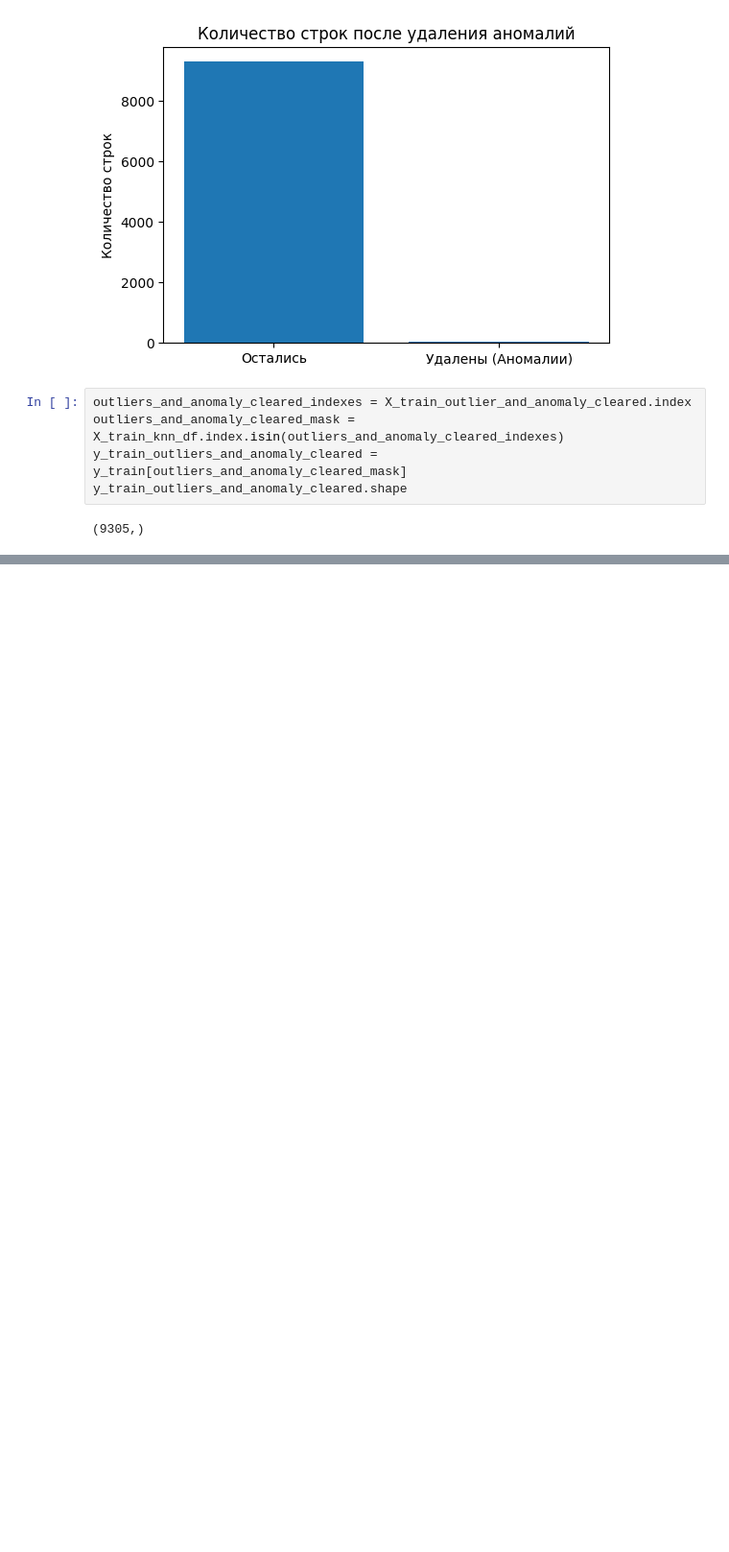
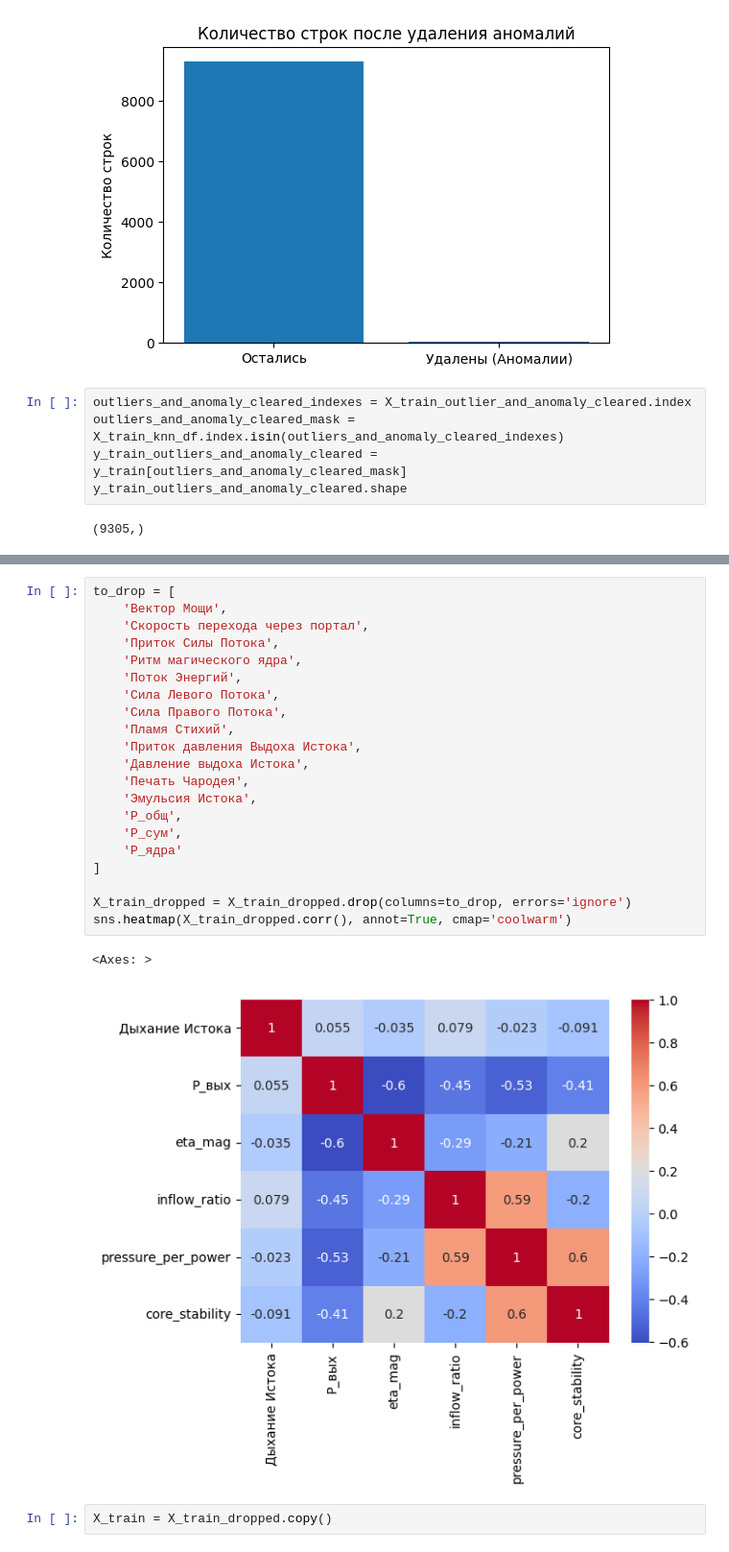
Before and after one commit to smnk-1/data-practicum, a Jupyter notebook: data_preprocessing.ipynb, the cells around one changed output, grey strips where cells are left out. Shown at 96% size. Cells and saved outputs as stored; diff of their text form; blank space fills up the shorter version.

```diff
--- a/data_preprocessing.ipynb
+++ b/data_preprocessing.ipynb
@@ -717,0 +793,26 @@ y_train_outliers_and_anomaly_cleared.shape
+# %%
+to_drop = [
+    'Вектор Мощи',
+    'Скорость перехода через портал',
+    'Приток Силы Потока',
+    'Ритм магического ядра',
+    'Поток Энергий',
+    'Сила Левого Потока',
+    'Сила Правого Потока',
+    'Пламя Стихий',
+    'Приток давления Выдоха Истока',
+    'Давление выдоха Истока',
+    'Печать Чародея',
+    'Эмульсия Истока',
+    'P_общ',
+    'P_сум',
+    'P_ядра'
+]
+
+X_train_dropped = X_train_dropped.drop(columns=to_drop, errors='ignore')
+sns.heatmap(X_train_dropped.corr(), annot=True, cmap='coolwarm')
+# %% [output]
+<Axes: >
+[figure, added]
+# %%
+X_train = X_train_dropped.copy()
```
Also changed, not shown: parts of 14 cells of this notebook, 4 other files.
